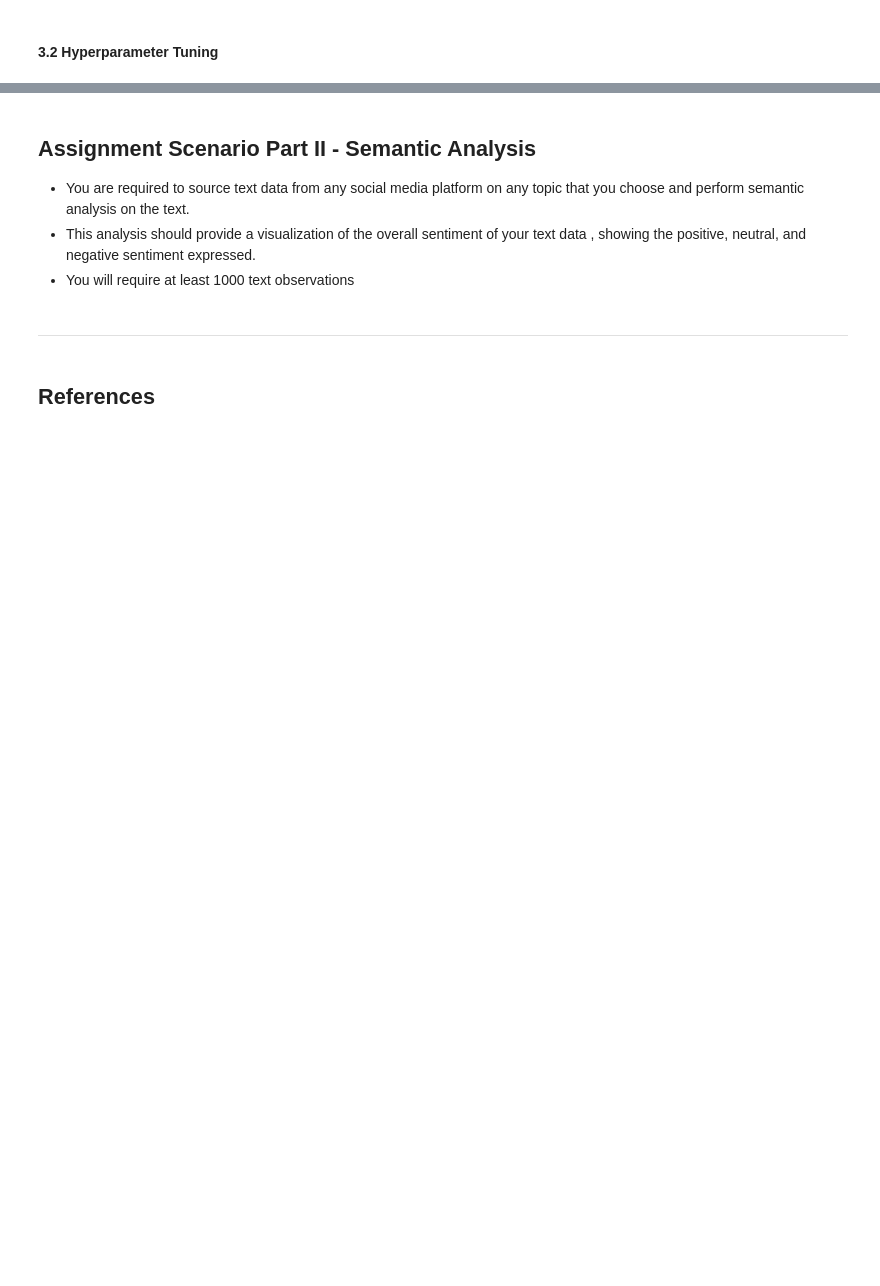
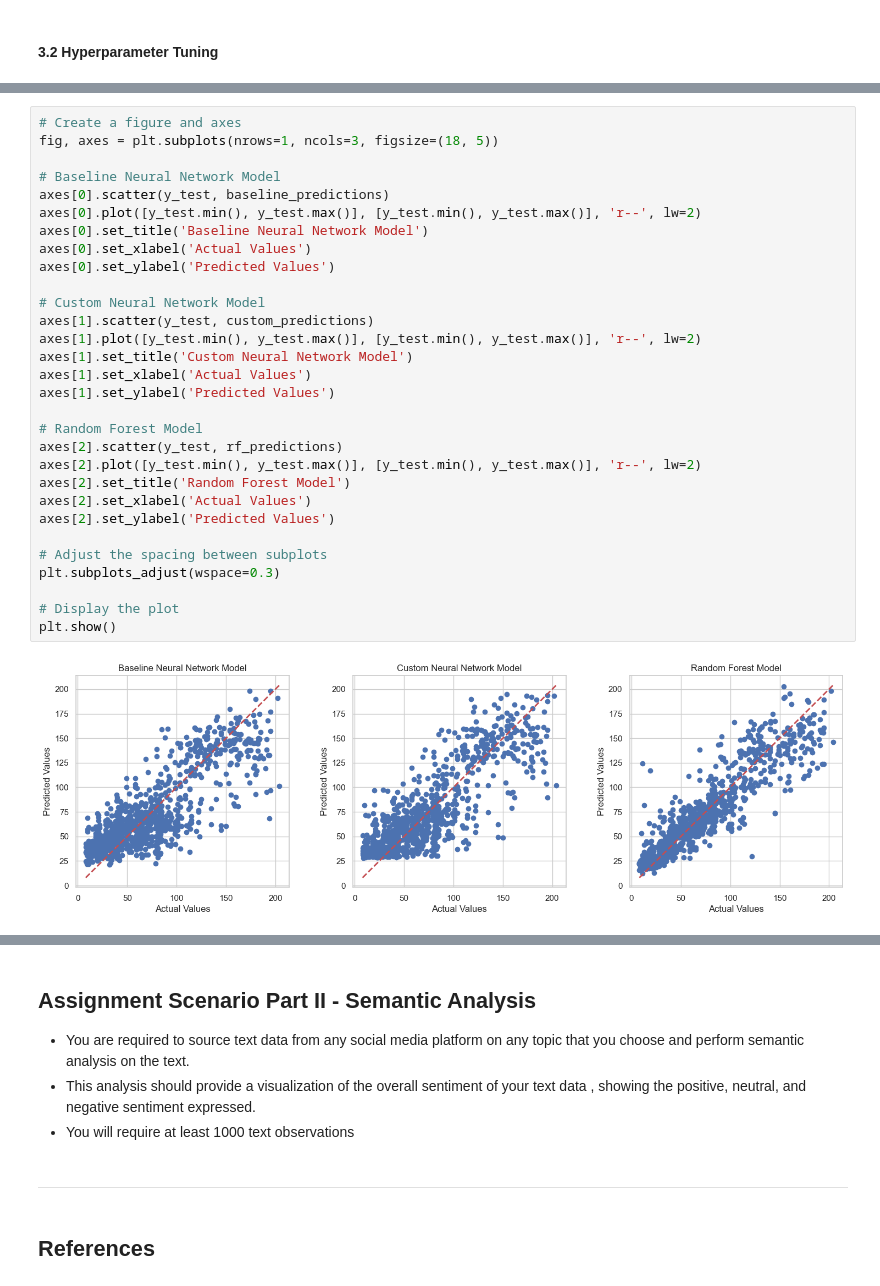
Before and after one commit to danrlei-martins-cct/ML_CA2, a Jupyter notebook: DanrleiMartins_ML_CA2.ipynb, the cells around one changed output, grey strips where cells are left out. Cells and saved outputs as stored; diff of their text form; blank space fills up the shorter version.

```diff
--- a/DanrleiMartins_ML_CA2.ipynb
+++ b/DanrleiMartins_ML_CA2.ipynb
@@ -335,0 +591,32 @@ R-squared: 0.65
+# %%
+# Create a figure and axes
+fig, axes = plt.subplots(nrows=1, ncols=3, figsize=(18, 5))
+
+# Baseline Neural Network Model
+axes[0].scatter(y_test, baseline_predictions)
+axes[0].plot([y_test.min(), y_test.max()], [y_test.min(), y_test.max()], 'r--', lw=2)
+axes[0].set_title('Baseline Neural Network Model')
+axes[0].set_xlabel('Actual Values')
+axes[0].set_ylabel('Predicted Values')
+
+# Custom Neural Network Model
+axes[1].scatter(y_test, custom_predictions)
+axes[1].plot([y_test.min(), y_test.max()], [y_test.min(), y_test.max()], 'r--', lw=2)
+axes[1].set_title('Custom Neural Network Model')
+axes[1].set_xlabel('Actual Values')
+axes[1].set_ylabel('Predicted Values')
+
+# Random Forest Model
+axes[2].scatter(y_test, rf_predictions)
+axes[2].plot([y_test.min(), y_test.max()], [y_test.min(), y_test.max()], 'r--', lw=2)
+axes[2].set_title('Random Forest Model')
+axes[2].set_xlabel('Actual Values')
+axes[2].set_ylabel('Predicted Values')
+
+# Adjust the spacing between subplots
+plt.subplots_adjust(wspace=0.3)
+
+# Display the plot
+plt.show()
+# %% [output]
+[figure, added]
```
Also changed, not shown: parts of 35 cells of this notebook.
